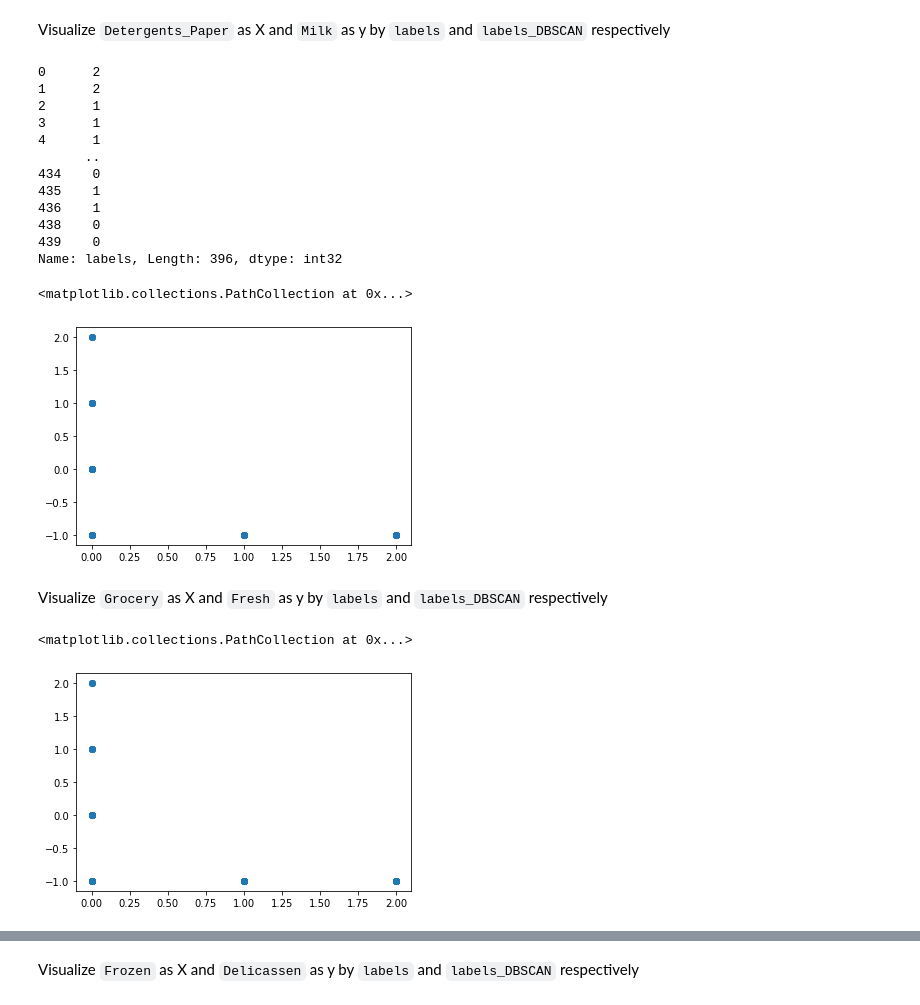
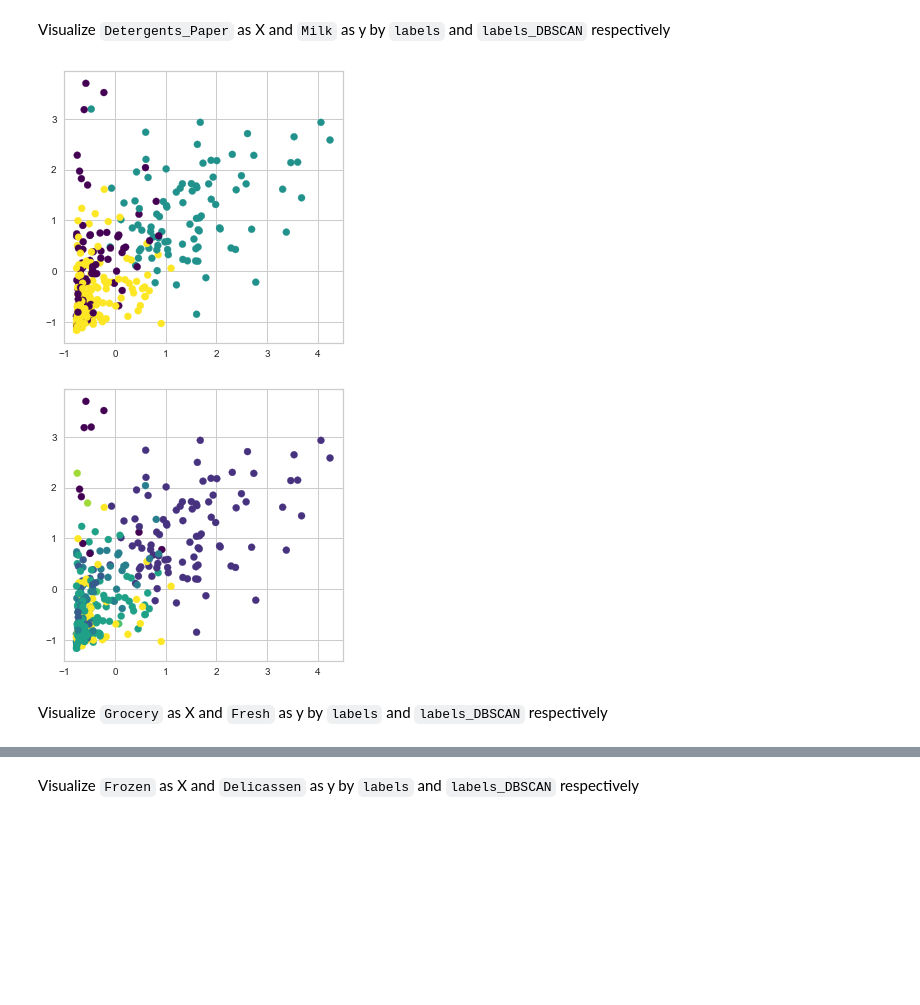
Before and after one commit to ta-data-pt-rmt/lab-unsupervised-learning, a Jupyter notebook: your-code/main.ipynb, the cells around one changed output, grey strips where cells are left out. Saved outputs shown, nothing was run; the diff lists cells and outputs as text; code cells hidden in the pictures; blank space fills up the shorter version.

```diff
--- a/your-code/main.ipynb
+++ b/your-code/main.ipynb
@@ -524,28 +532,14 @@ Visualize `Detergents_Paper` as X and `Milk` as y by `labels` and `labels_DBSCAN
-# %%
-customers_scale[['Detergents_Paper','labels']]['labels']
-# %% [output]
-0      2
-1      2
-2      1
-3      1
-4      1
-      ..
-434    0
-435    1
-436    1
-438    0
-439    0
-Name: labels, Length: 396, dtype: int32
-# %%
-plt.scatter(customers_scale[['Detergents_Paper','labels']]['labels'],customers_scale[['Milk','labels_DBSCAN']]['labels_DBSCAN'])
-# %% [output]
-<matplotlib.collections.PathCollection at 0x...>
-[figure, removed]
+# %%
+# Your code here:
+plt.figure(figsize=(5, 5))
+plt.scatter(customers_scale['Detergents_Paper'], customers_scale['Milk'], c=customers_scale['labels'], cmap='viridis');
+plt.show()
+
+plt.figure(figsize=(5, 5))
+plt.scatter(customers_scale['Detergents_Paper'], customers_scale['Milk'], c=customers_scale['labels_DBSCAN'], cmap='viridis');
+plt.show()
+# %% [output]
+[figure, added]
+[figure, added]
 # %% [markdown]
 Visualize `Grocery` as X and `Fresh` as y by `labels` and `labels_DBSCAN` respectively
-# %%
-# Your code here:
-plt.scatter(customers_scale[['Grocery','labels']]['labels'],customers_scale[['Fresh','labels_DBSCAN']]['labels_DBSCAN'])
-# %% [output]
-<matplotlib.collections.PathCollection at 0x...>
-[figure, removed]
```
Also changed, not shown: parts of 33 cells of this notebook.
